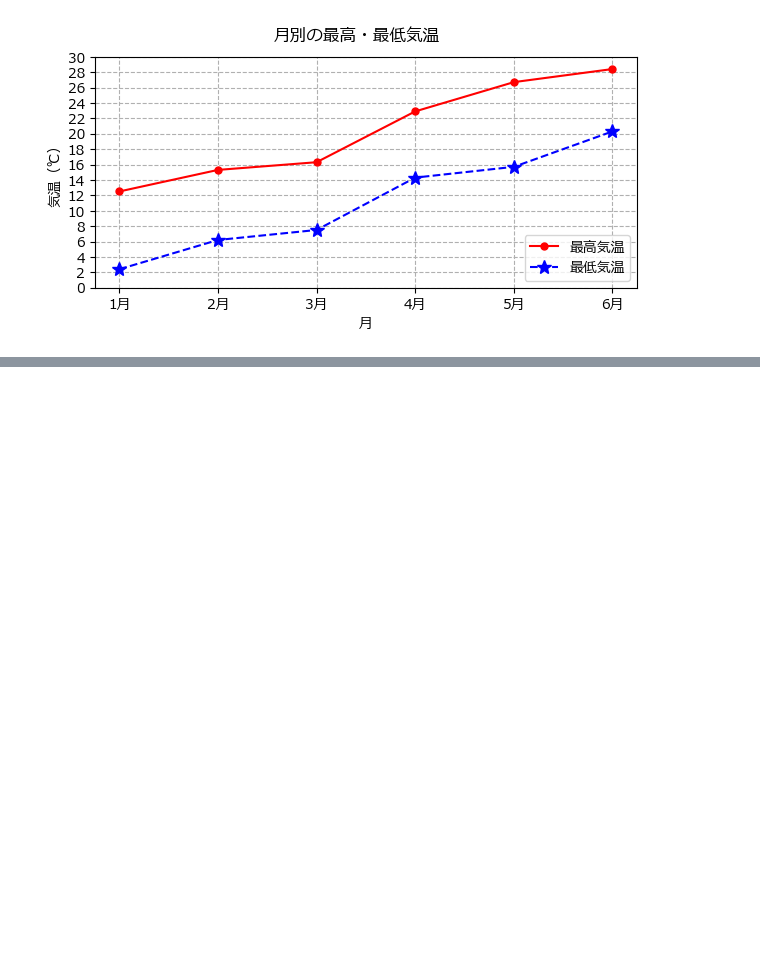
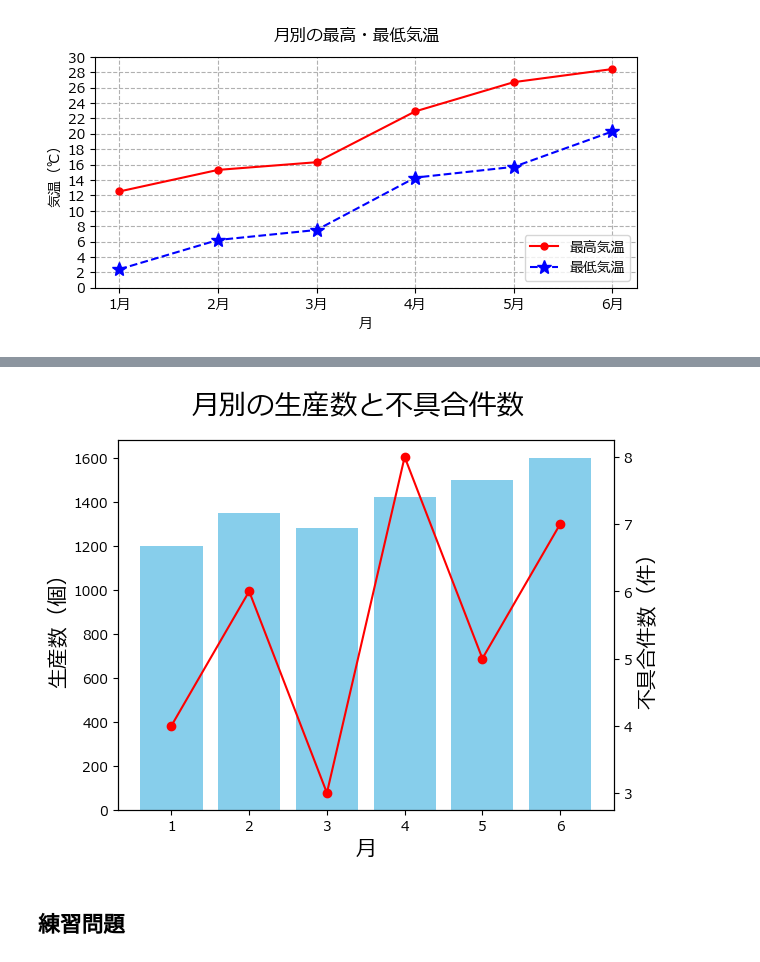
Before and after one commit to kjfarm1225/pyq_practice, a Jupyter notebook: 140_7_matplotlib_useful_features/140-7_matplotlib_useful_features.ipynb, the cells around one changed output, grey strips where cells are left out. Drawn from its saved outputs; the diff is of its cells as text; code cells hidden in the pictures; blank space fills up the shorter version.

```diff
--- a/140_7_matplotlib_useful_features/140-7_matplotlib_useful_features.ipynb
+++ b/140_7_matplotlib_useful_features/140-7_matplotlib_useful_features.ipynb
@@ -162,0 +192,27 @@ plt.show()
+# %%
+import matplotlib.pyplot as plt
+%matplotlib inline
+
+plt.rcParams["font.family"] = "Meiryo"
+# %%
+months = [1, 2, 3, 4, 5, 6]
+production_counts = [1200, 1350, 1280, 1420, 1500, 1600]
+defect_counts = [4, 6, 3, 8, 5, 7]
+# %%
+fig, ax1 = plt.subplots()
+
+ax2 = ax1.twinx()
+
+ax1.bar(months, production_counts, color="skyblue")
+ax1.set_xlabel("月", size=15)
+ax1.set_ylabel("生産数（個）", size=15)
+
+ax2.plot(months, defect_counts, color="red", marker="o")
+ax2.set_ylabel("不具合件数（件）", size=15)
+
+fig.suptitle("月別の生産数と不具合件数", size=20)
+plt.show()
+# %% [output]
+[figure, added]
+# %% [markdown]
+## 練習問題
```
Also changed, not shown: parts of 14 cells of this notebook.
